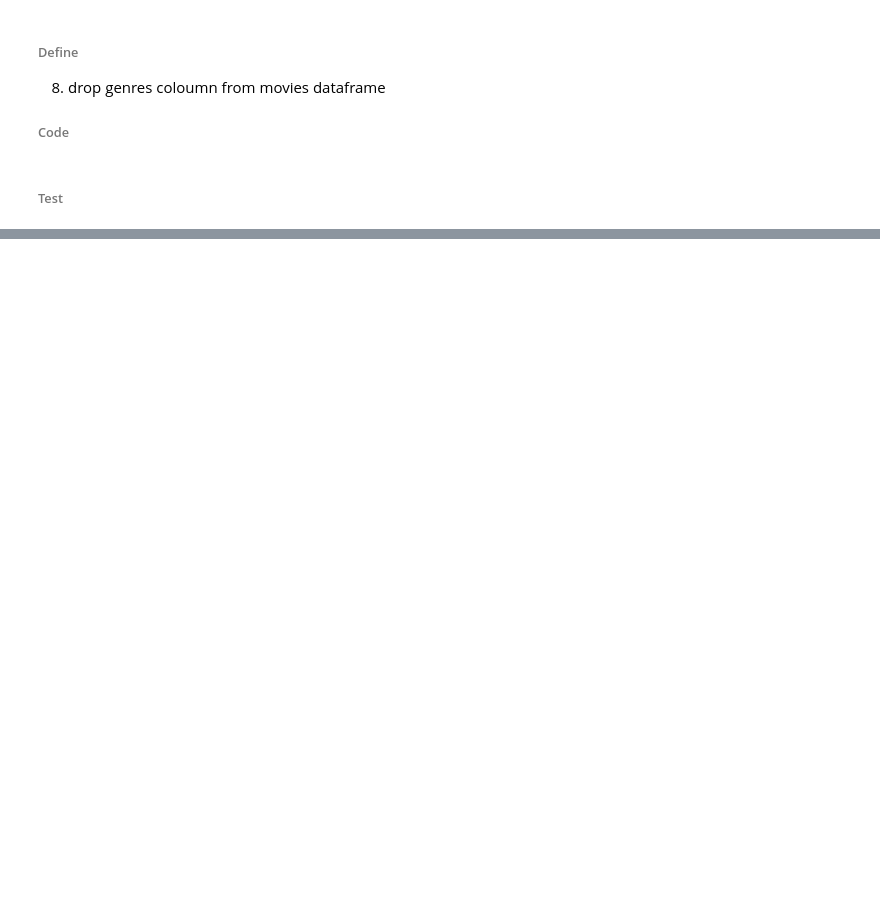
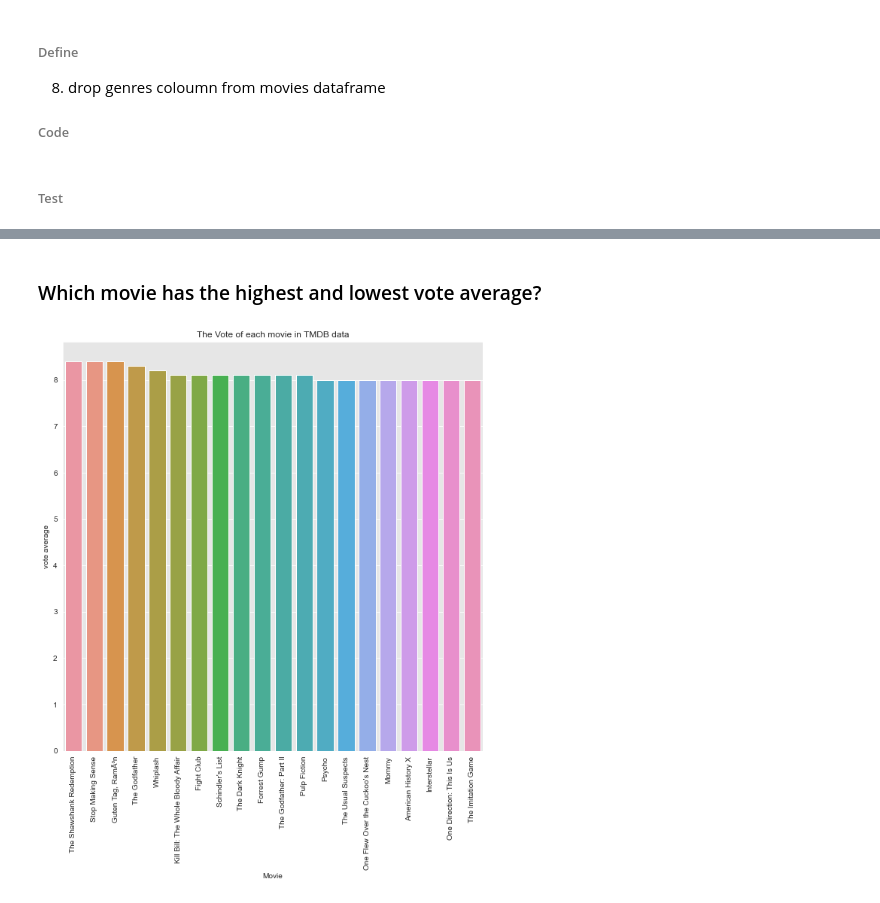
Before and after one commit to hagerElsehaimy/TMDb, a Jupyter notebook: TMDb.ipynb, the cells around one changed output, grey strips where cells are left out. Drawn from its saved outputs; the diff is of its cells as text; code cells hidden in the pictures; blank space fills up the shorter version.

```diff
--- a/TMDb.ipynb
+++ b/TMDb.ipynb
@@ -385,0 +429,15 @@ movies_df.to_csv('movies-cleaned.csv',index=False)
+# %% [markdown]
+### Which movie has the highest and lowest vote average?
+# %%
+def movie_vote_average(movies_df,is_ascending=True):
+    movie_rate=movies_df[['original_title','vote_average']]
+    plt.figure(figsize=[10,10])
+    sns.barplot(data=movie_rate.sort_values(by='vote_average',ascending=is_ascending)[0:20], x='original_title', y='vote_average')
+    plt.xticks(rotation=90)
+    plt.xlabel('Movie')
+    plt.ylabel('vote average')
+    plt.title('The Vote of each movie in TMDB data')
+# %%
+movie_vote_average(movies_df,False)
+# %% [output]
+[figure, added]
```
Also changed, not shown: parts of 12 cells of this notebook.
